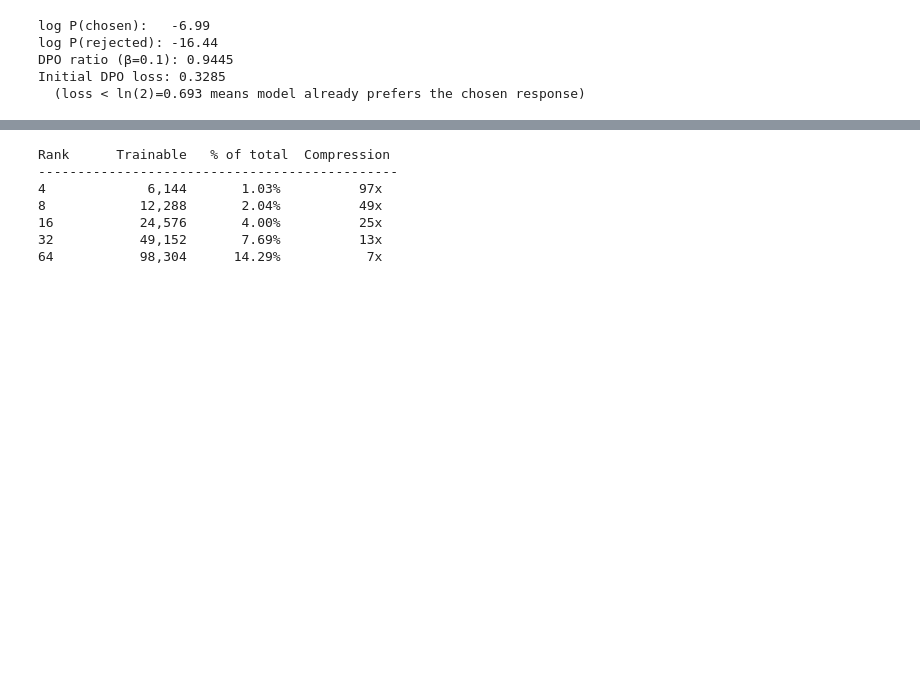
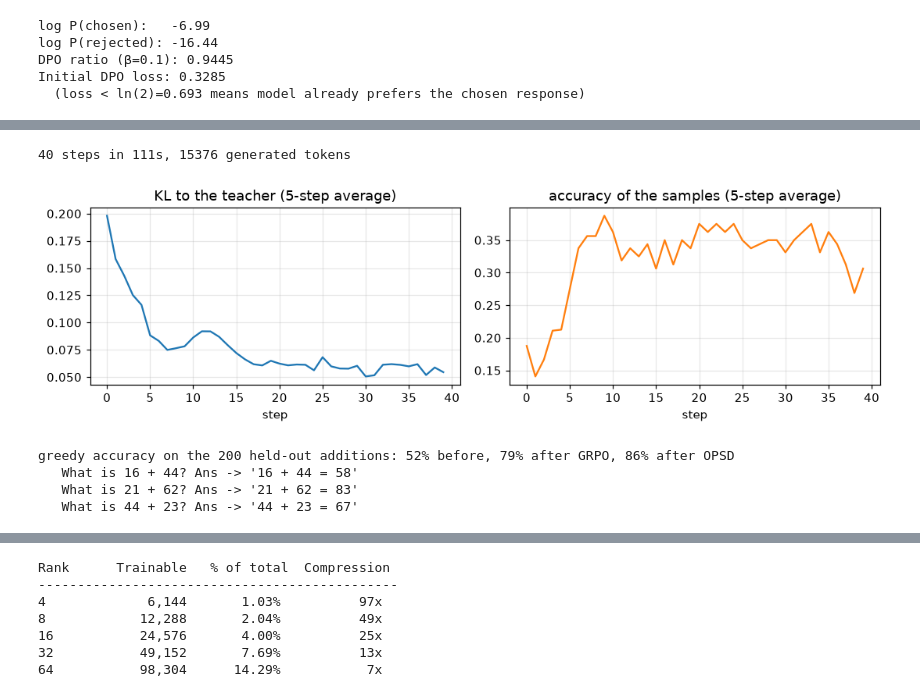
Before and after one commit to nathanael-fijalkow/LLM-Course, a Jupyter notebook: notebooks/05_post_training.ipynb, the cells around one changed output, grey strips where cells are left out. Saved outputs shown, nothing was run; the diff lists cells and outputs as text; code cells hidden in the pictures; blank space fills up the shorter version.

```diff
--- a/notebooks/05_post_training.ipynb
+++ b/notebooks/05_post_training.ipynb
@@ -558,0 +1930,17 @@ Only $A$ and $B$ are trained. After training, they can be **merged back** into $
+# %%
+def paper_context(question, answer):
+    return chat(f"{question}\nHere is a reference solution: {answer}.\nAfter understanding the reference solution, answer the question.")
+
+
+def earlier_turn_context(question, answer):
+    a, b = re.findall(r"\d+", question)[:2]
+    return rl_tok.apply_chat_template([{"role": "user", "content": f"What is {a} + {b}?"},
+                                       {"role": "assistant", "content": f"{a} + {b} = {answer}"},
+                                       {"role": "user", "content": question}], tokenize=False, add_generation_prompt=True)
+
+
+student = AutoModelForCausalLM.from_pretrained(POLICY_NAME, dtype=torch.float32).to(device)
+teacher = copy.deepcopy(student).eval()                                     # frozen initial model
+for name, context in [("paper template", paper_context), ("earlier turn", earlier_turn_context)]:
+    accuracy, examples = addition_eval(teacher, prompt_fn=context)
+    print(f"teacher with the {name:14}: greedy accuracy {accuracy:.0%}, e.g. {[a for _, a in examples]}")
@@ -558,0 +1960,58 @@ Only $A$ and $B$ are trained. After training, they can be **merged back** into $
+# %%
+def completion_log_softmax(model, prompt_ids, prompt_mask, completion):
+    full = torch.cat([prompt_ids, completion], 1)
+    attention = torch.cat([prompt_mask, torch.ones_like(completion)], 1)
+    logits = model(full, attention_mask=attention, logits_to_keep=completion.shape[1] + 1).logits[:, :-1].float()
+    return torch.log_softmax(logits, -1)                                    # (batch, tokens, vocabulary)
+
+
+PROBLEMS, STEPS = 32, 40
+optimizer = torch.optim.AdamW(student.parameters(), lr=1e-5)
+student.gradient_checkpointing_enable()
+rng = random.Random(0)
+log, generated = [], 0
+t0 = time.time()
+for step in range(STEPS):
+    problems = [addition_problem(rng) for _ in range(PROBLEMS)]
+    s = rl_tok([chat(q) for q, _ in problems], return_tensors="pt", padding=True).to(device)
+    t = rl_tok([earlier_turn_context(q, a) for q, a in problems], return_tensors="pt", padding=True).to(device)
+    student.eval()
+    with torch.no_grad():                                                   # 1. one answer per problem
+        out = student.generate(**s, max_new_tokens=16, do_sample=True, temperature=1.0, top_k=0, top_p=1.0,
+                               pad_token_id=rl_tok.pad_token_id, eos_token_id=END)
+    completion = out[:, s.input_ids.shape[1]:]
+    ended = (completion == END) | (completion == rl_tok.pad_token_id)
+    mask = ((torch.cumsum(ended.int(), 1) - ended.int()) == 0).float()
+    generated += mask.sum().item()
+
+    student.train()
+    logp_student = completion_log_softmax(student, s.input_ids, s.attention_mask, completion)
+    with torch.no_grad():                                                   # 2. the teacher reads the same answer
+        logp_teacher = completion_log_softmax(teacher, t.input_ids, t.attention_mask, completion)
+    kl = (logp_teacher.exp() * (logp_teacher - logp_student)).sum(-1)      # 3. KL(teacher || student) at each token
+    loss = ((kl * mask).sum(1) / mask.sum(1).clamp(min=1)).mean()
+    optimizer.zero_grad()
+    loss.backward()
+    torch.nn.utils.clip_grad_norm_(student.parameters(), 1.0)
+    optimizer.step()
+    texts = rl_tok.batch_decode(completion, skip_special_tokens=True)
+    log.append({"step": step, "KL to the teacher": loss.item(),
+                "sampled accuracy": np.mean([addition_reward(x, a) >= 1 for x, (_, a) in zip(texts, problems)])})
+print(f"{STEPS} steps in {time.time() - t0:.0f}s, {generated:.0f} generated tokens")
+log = pd.DataFrame(log).set_index("step")
+fig, axes = plt.subplots(1, 2, figsize=(10, 3))
+log["KL to the teacher"].rolling(5, min_periods=1).mean().plot(ax=axes[0], title="KL to the teacher (5-step average)")
+log["sampled accuracy"].rolling(5, min_periods=1).mean().plot(ax=axes[1], title="accuracy of the samples (5-step average)", color="C1")
+plt.tight_layout(); plt.show()
+
+opsd_acc, opsd_examples = addition_eval(student)
+print(f"greedy accuracy on the 200 held-out additions: {before_acc:.0%} before, {after_acc:.0%} after GRPO, {opsd_acc:.0%} after OPSD")
+for q, a in opsd_examples:
+    print(f"   {q[:20]} -> {a!r}")
+# %% [output]
+40 steps in 111s, 15376 generated tokens
+[figure, added]
+greedy accuracy on the 200 held-out additions: 52% before, 79% after GRPO, 86% after OPSD
+   What is 16 + 44? Ans -> '16 + 44 = 58'
+   What is 21 + 62? Ans -> '21 + 62 = 83'
+   What is 44 + 23? Ans -> '44 + 23 = 67'
```
Also changed, not shown: parts of 82 cells of this notebook, 9 other files.
